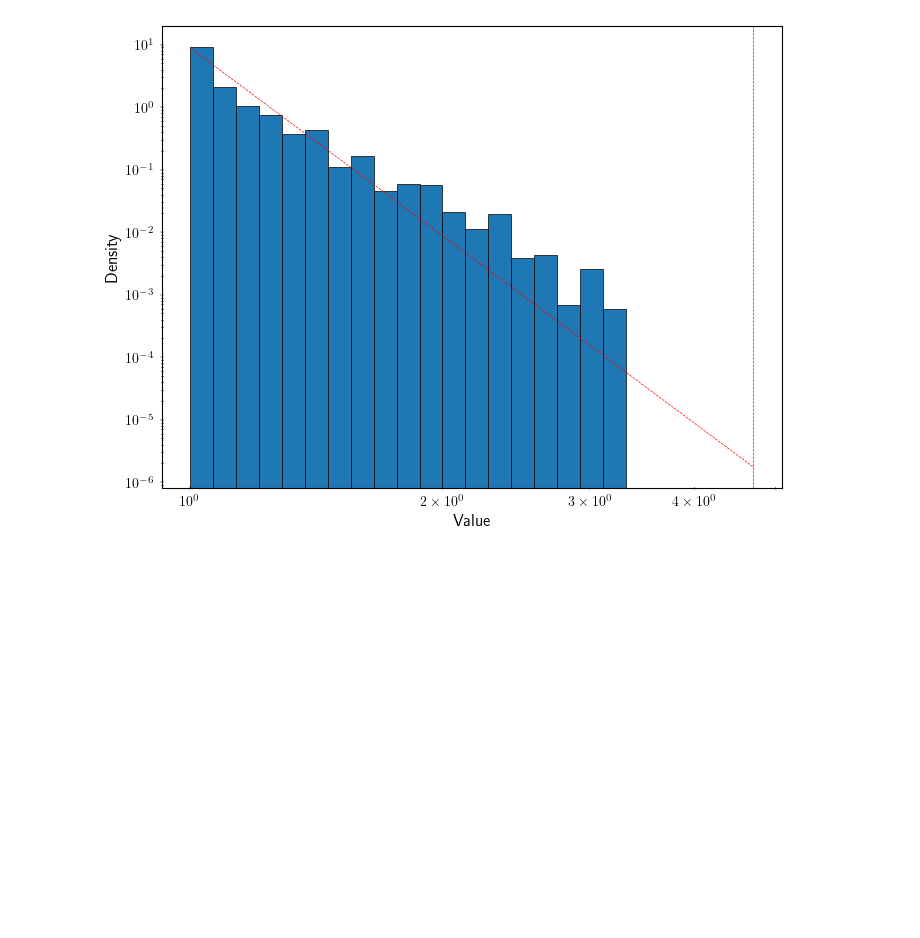
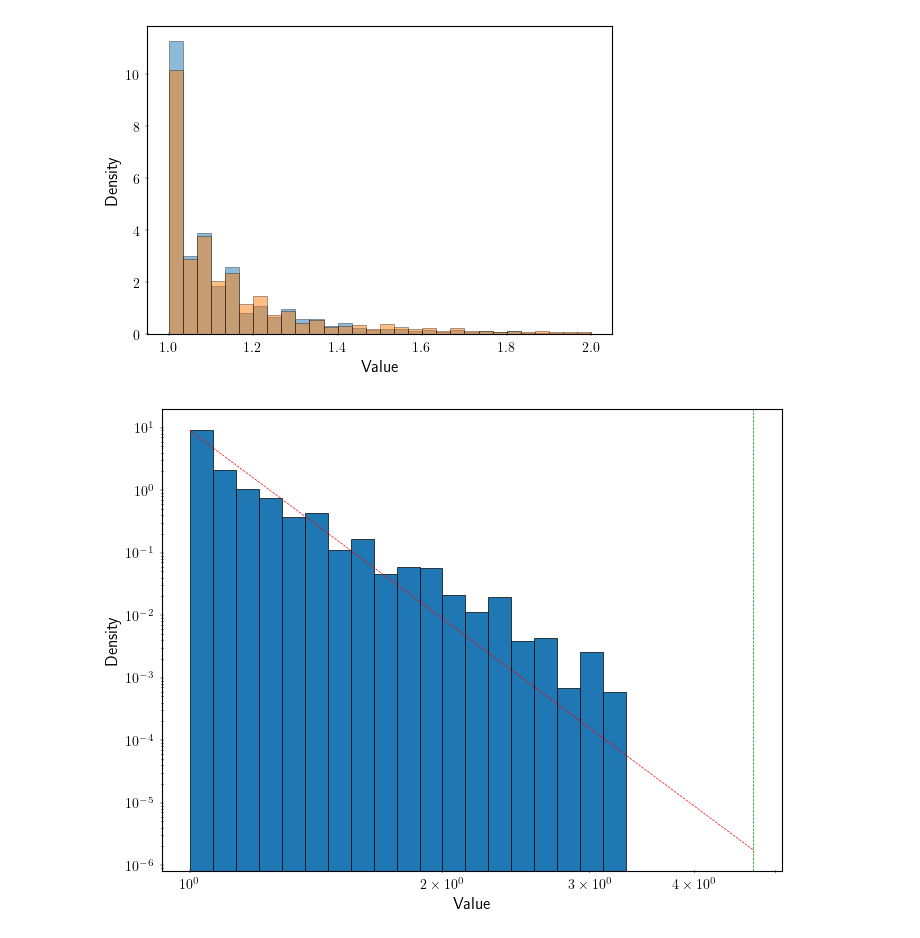
Before and after one commit to dbruwel/pachner-graph-triangulations, a Jupyter notebook: experiments/notebooks/02_analyse_mcmc_sim.ipynb, the cells around one changed output. Cells and saved outputs as stored; diff of their text form; code cells hidden in the pictures; blank space fills up the shorter version.

Commit message:
added distribution comparison

```diff
--- a/experiments/notebooks/02_analyse_mcmc_sim.ipynb
+++ b/experiments/notebooks/02_analyse_mcmc_sim.ipynb
@@ -33,6 +39,17 @@ score_df = pd.read_csv(mcmc_result_path / f"agg_score_alex_det_chains.csv", inde
 
 tet_30_filter = isos_df.map(lambda x: x.startswith("E")).values.flatten()
 tet_30_scores = score_df.values.flatten()[tet_30_filter]
+# %%
+fig, ax = plt.subplots(figsize=(6, 4))
+ax.hist(score_df['0'], bins=30, density=True, alpha=0.5, range=(1, 2), edgecolor='black', linewidth=0.5)
+ax.hist(score_df['1'], bins=30, density=True, alpha=0.5, range=(1, 2), edgecolor='black', linewidth=0.5)
+ax.set_xlabel("Value")
+ax.set_ylabel("Density")
+plt.savefig(data_path.parent / 'presentation' / 'figures' / 'distribution_comparison.pdf', bbox_inches='tight')
+
+plt.show()
+# %% [output]
+[figure, added]
 # %%
 def fit_alpha(all_data, x_min):
     data = all_data[all_data >= x_min]
```
Also changed, not shown: parts of 3 cells of this notebook, 5 other files.
